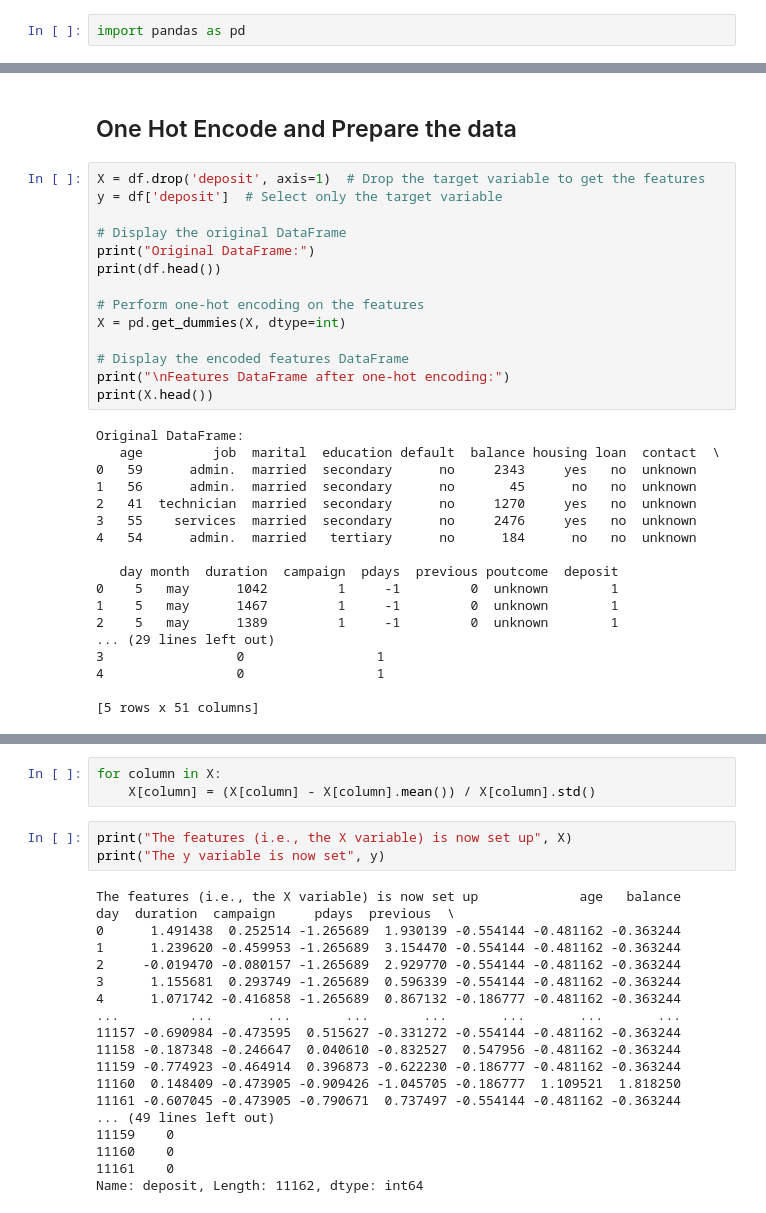
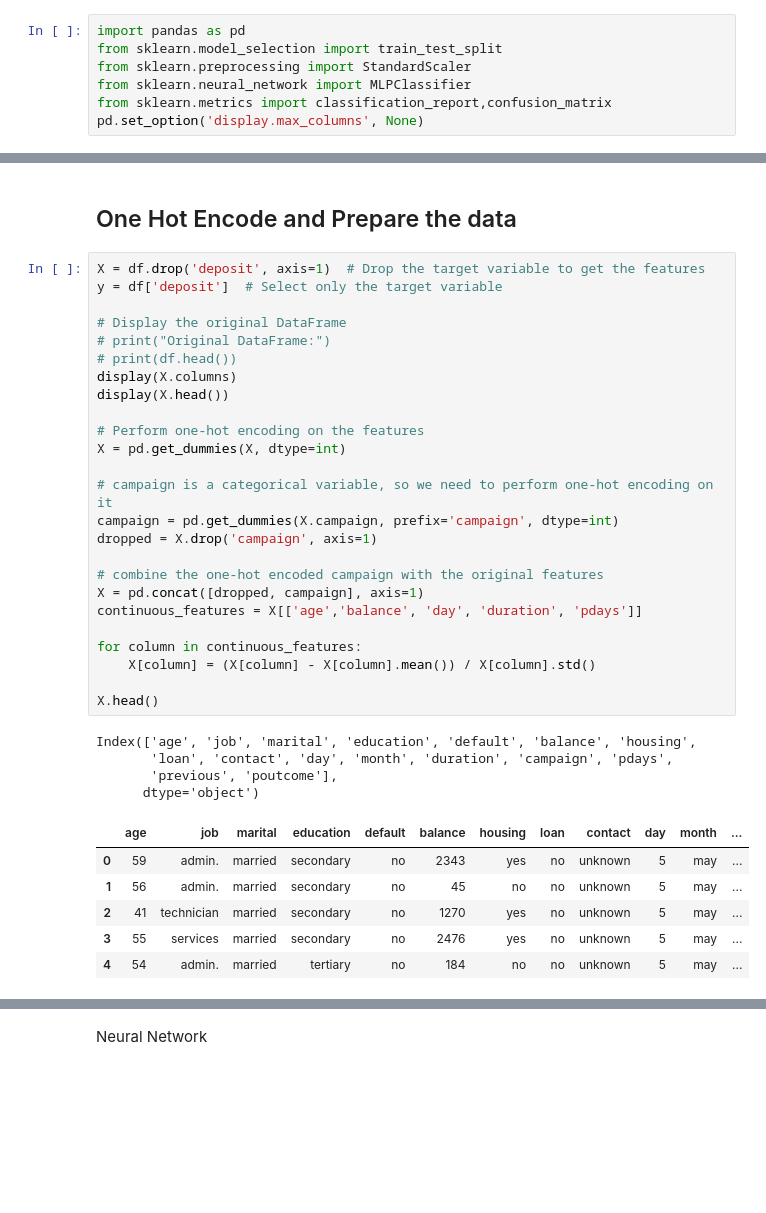
Before and after one commit to Samuel8Gold/cs5830_project8, a Jupyter notebook: project8.ipynb, the cells around one changed output, grey strips where cells are left out. Saved outputs shown, nothing was run; the diff lists cells and outputs as text; blank space fills up the shorter version.

```diff
--- a/project8.ipynb
+++ b/project8.ipynb
@@ -1,5 +1,10 @@
 # %%
 import pandas as pd
+from sklearn.model_selection import train_test_split
+from sklearn.preprocessing import StandardScaler
+from sklearn.neural_network import MLPClassifier
+from sklearn.metrics import classification_report,confusion_matrix
+pd.set_option('display.max_columns', None)
 # %%
 df = pd.read_csv("bank.csv")
 df['deposit'] = df['deposit'].map({'no': 0, 'yes': 1})
@@ -8,32 +13,36 @@ df['deposit'] = df['deposit'].map({'no': 0, 'yes': 1})
 # %%
 X = df.drop('deposit', axis=1)  # Drop the target variable to get the features
 y = df['deposit']  # Select only the target variable
 
 # Display the original DataFrame
-print("Original DataFrame:")
-print(df.head())
+# print("Original DataFrame:")
+# print(df.head())
+display(X.columns)
+display(X.head())
 
 # Perform one-hot encoding on the features
 X = pd.get_dummies(X, dtype=int)
 
-# Display the encoded features DataFrame
-print("\nFeatures DataFrame after one-hot encoding:")
-print(X.head())
+# campaign is a categorical variable, so we need to perform one-hot encoding on it
+campaign = pd.get_dummies(X.campaign, prefix='campaign', dtype=int)
+dropped = X.drop('campaign', axis=1)
+
+# combine the one-hot encoded campaign with the original features
+X = pd.concat([dropped, campaign], axis=1)
+continuous_features = X[['age','balance', 'day', 'duration', 'pdays']]
+
+for column in continuous_features:
+    X[column] = (X[column] - X[column].mean()) / X[column].std()
+
+X.head()
 # %% [output]
-Original DataFrame:
-   age         job  marital  education default  balance housing loan  contact  \
-0   59      admin.  married  secondary      no     2343     yes   no  unknown
-1   56      admin.  married  secondary      no       45      no   no  unknown
-2   41  technician  married  secondary      no     1270     yes   no  unknown
-3   55    services  married  secondary      no     2476     yes   no  unknown
-4   54      admin.  married   tertiary      no      184      no   no  unknown
-
-   day month  duration  campaign  pdays  previous poutcome  deposit
-0    5   may      1042         1     -1         0  unknown        1
-1    5   may      1467         1     -1         0  unknown        1
-2    5   may      1389         1     -1         0  unknown        1
-... (29 lines left out)
-3                 0                 1
-4                 0                 1
-
-[5 rows x 51 columns]
+Index(['age', 'job', 'marital', 'education', 'default', 'balance', 'housing',
+       'loan', 'contact', 'day', 'month', 'duration', 'campaign', 'pdays',
+       'previous', 'poutcome'],
+      dtype='object')
+|  | age | job | marital | education | default | balance | housing | loan | contact | day | month | ... |
+| 0 | 59 | admin. | married | secondary | no | 2343 | yes | no | unknown | 5 | may | ... |
+| 1 | 56 | admin. | married | secondary | no | 45 | no | no | unknown | 5 | may | ... |
+| 2 | 41 | technician | married | secondary | no | 1270 | yes | no | unknown | 5 | may | ... |
+| 3 | 55 | services | married | secondary | no | 2476 | yes | no | unknown | 5 | may | ... |
+| 4 | 54 | admin. | married | tertiary | no | 184 | no | no | unknown | 5 | may | ... |
@@ -40,24 +55,2 @@ Original DataFrame:
-# %%
-for column in X:
-    X[column] = (X[column] - X[column].mean()) / X[column].std()
-# %%
-print("The features (i.e., the X variable) is now set up", X)
-print("The y variable is now set", y)
-# %% [output]
-The features (i.e., the X variable) is now set up             age   balance       day  duration  campaign     pdays  previous  \
-0      1.491438  0.252514 -1.265689  1.930139 -0.554144 -0.481162 -0.363244
-1      1.239620 -0.459953 -1.265689  3.154470 -0.554144 -0.481162 -0.363244
-2     -0.019470 -0.080157 -1.265689  2.929770 -0.554144 -0.481162 -0.363244
-3      1.155681  0.293749 -1.265689  0.596339 -0.554144 -0.481162 -0.363244
-4      1.071742 -0.416858 -1.265689  0.867132 -0.186777 -0.481162 -0.363244
-...         ...       ...       ...       ...       ...       ...       ...
-11157 -0.690984 -0.473595  0.515627 -0.331272 -0.554144 -0.481162 -0.363244
-11158 -0.187348 -0.246647  0.040610 -0.832527  0.547956 -0.481162 -0.363244
-11159 -0.774923 -0.464914  0.396873 -0.622230 -0.186777 -0.481162 -0.363244
-11160  0.148409 -0.473905 -0.909426 -1.045705 -0.186777  1.109521  1.818250
-11161 -0.607045 -0.473905 -0.790671  0.737497 -0.554144 -0.481162 -0.363244
-... (49 lines left out)
-11159    0
-11160    0
-11161    0
-Name: deposit, Length: 11162, dtype: int64
+# %% [markdown]
+Neural Network
```
Also changed, not shown: parts of 5 cells of this notebook.
